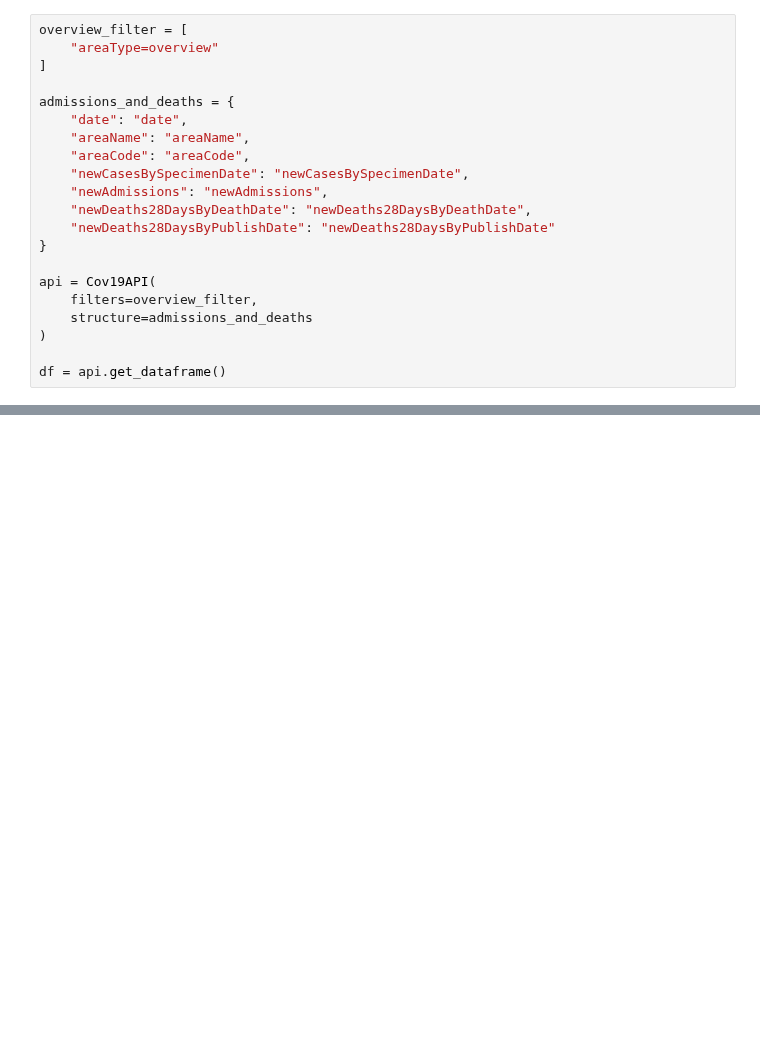
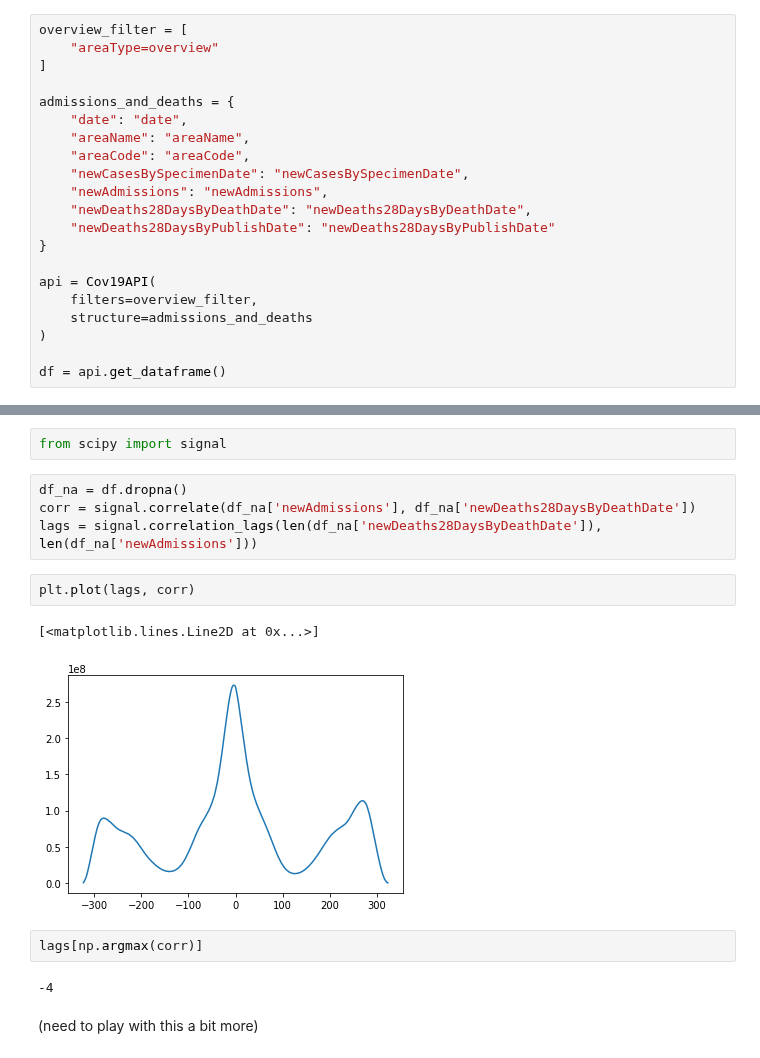
Before and after one commit to mattmcd/PyBayes, a Jupyter notebook: scripts/uk_covid_20210201.ipynb, the cells around one changed output, grey strips where cells are left out. Saved outputs shown, nothing was run; the diff lists cells and outputs as text; blank space fills up the shorter version.

```diff
--- a/scripts/uk_covid_20210201.ipynb
+++ b/scripts/uk_covid_20210201.ipynb
@@ -106,0 +114,17 @@ fig.savefig('uk_covid19_lag_analysis_20210201_death_vs_date.png')
+# %%
+from scipy import signal
+# %%
+df_na = df.dropna()
+corr = signal.correlate(df_na['newAdmissions'], df_na['newDeaths28DaysByDeathDate'])
+lags = signal.correlation_lags(len(df_na['newDeaths28DaysByDeathDate']), len(df_na['newAdmissions']))
+# %%
+plt.plot(lags, corr)
+# %% [output]
+[<matplotlib.lines.Line2D at 0x...>]
+[figure, added]
+# %%
+lags[np.argmax(corr)]
+# %% [output]
+-4
+# %% [markdown]
+(need to play with this a bit more)
```
Also changed, not shown: parts of 6 cells of this notebook, 2 other files.
